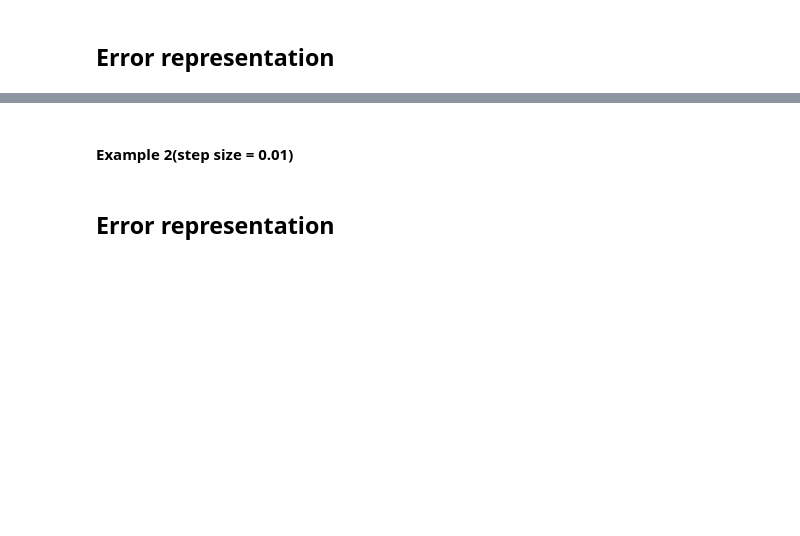
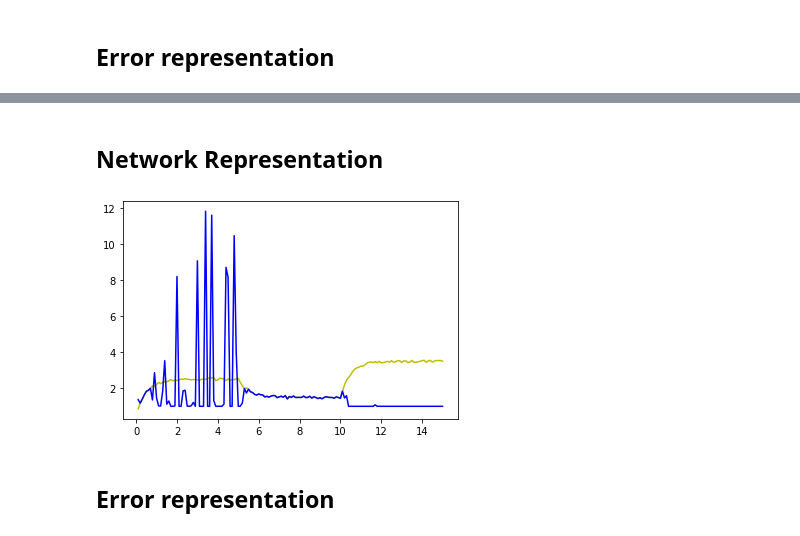
Before and after one commit to Kikumu/Computational-science-practice, a Jupyter notebook: CourseProject/Computational-Science-ACW.ipynb, the cells around one changed output, grey strips where cells are left out. Drawn from its saved outputs; the diff is of its cells as text; code cells hidden in the pictures; blank space fills up the shorter version.

```diff
--- a/CourseProject/Computational-Science-ACW.ipynb
+++ b/CourseProject/Computational-Science-ACW.ipynb
@@ -593,0 +599,6 @@ plt.show()
+# %%
+random_vals2 = []
+random_vals2,_,_ = box_muller(x_save2,std_dev,_mean)
+random_vals_t2 =[]
+random_vals_t2 = triple_converter(random_vals2)
+values1,e1,w1,test1,itrArray1 = train_weights3(random_vals_t2, 0.2,40)
@@ -594,13 +623,11 @@ plt.show()
+# %% [markdown]
+## Network Representation
 # %%
-e_array = e1
-c = 0
-while c < len(e_array):
-    e_array[c] = abs(e_array[c])
-    c=c+1
-
-y_axis = e_array #network output
-#y = x_array2
-x_axis = x = t_save1
-#plt.plot(x,y,"y") #x_noise values
-plt.plot(x_axis,y_axis,"b")#percebtron(blue)
+y_axis = values1 #network output
+y = random_vals2 # x noise
+x_axis = x = t_save2
+plt.plot(x,y,"y") #actual
+plt.plot(x_axis,y_axis,"b")#noise
 plt.show()
+# %% [output]
+[figure, added]
@@ -613,2 +633,0 @@ vis
-# %% [markdown]
-#### Example 2(step size = 0.01)
```
Also changed, not shown: parts of 70 cells of this notebook.
